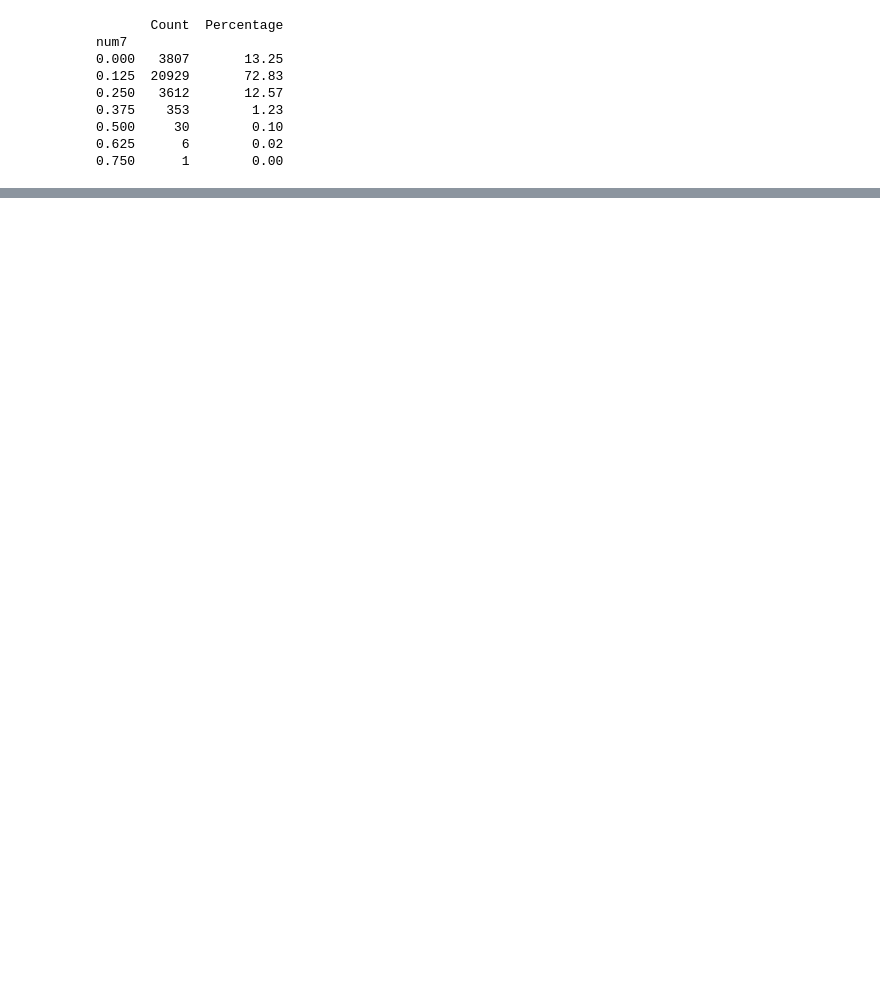
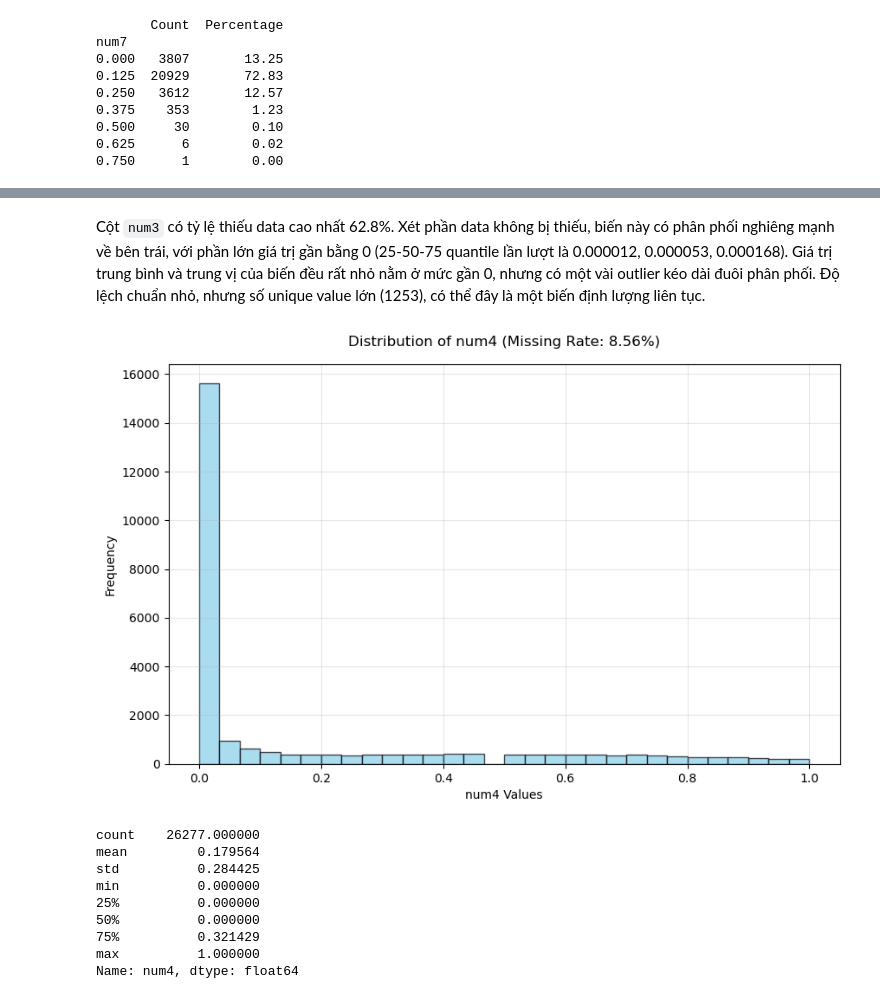
Before and after one commit to phamminh1998/bank_loans_DA_project, a Jupyter notebook: question1.ipynb, the cells around one changed output, grey strips where cells are left out. Cells and saved outputs as stored; diff of their text form; code cells hidden in the pictures; blank space fills up the shorter version.

```diff
--- a/question1.ipynb
+++ b/question1.ipynb
@@ -252,0 +332,23 @@ sns.boxplot(x='cat1', y='num7', data=df)
+# %% [markdown]
+Cột `num3` có tỷ lệ thiếu data cao nhất 62.8%. Xét phần data không bị thiếu, biến này có phân phối nghiêng mạnh về bên trái, với phần lớn giá trị gần bằng 0 (25-50-75 quantile lần lượt là 0.000012, 0.000053, 0.000168). Giá trị trung bình và trung vị của biến đều rất nhỏ nằm ở mức gần 0, nhưng có một vài outlier kéo dài đuôi phân phối. Độ lệch chuẩn nhỏ, nhưng số unique value lớn (1253), có thể đây là một biến định lượng liên tục.
+# %%
+plt.figure(figsize=(10, 6))
+plt.hist(df['num4'].dropna(), bins=30, color='skyblue', edgecolor='black', alpha=0.7)
+plt.title('Distribution of num4 (Missing Rate: 8.56%)', fontsize=12, pad=15)
+plt.xlabel('num4 Values', fontsize=10)
+plt.ylabel('Frequency', fontsize=10)
+plt.grid(True, alpha=0.3)
+plt.show()
+
+print(df_num['num4'].describe())
+# %% [output]
+[figure, added]
+count    26277.000000
+mean         0.179564
+std          0.284425
+min          0.000000
+25%          0.000000
+50%          0.000000
+75%          0.321429
+max          1.000000
+Name: num4, dtype: float64
```
Also changed, not shown: parts of 18 cells of this notebook, 4 other files.
